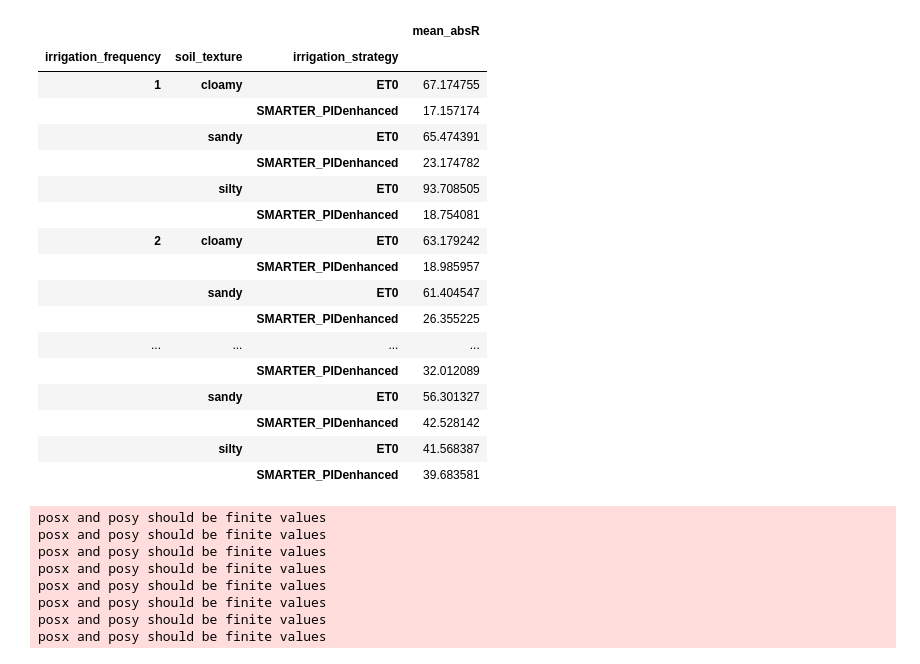
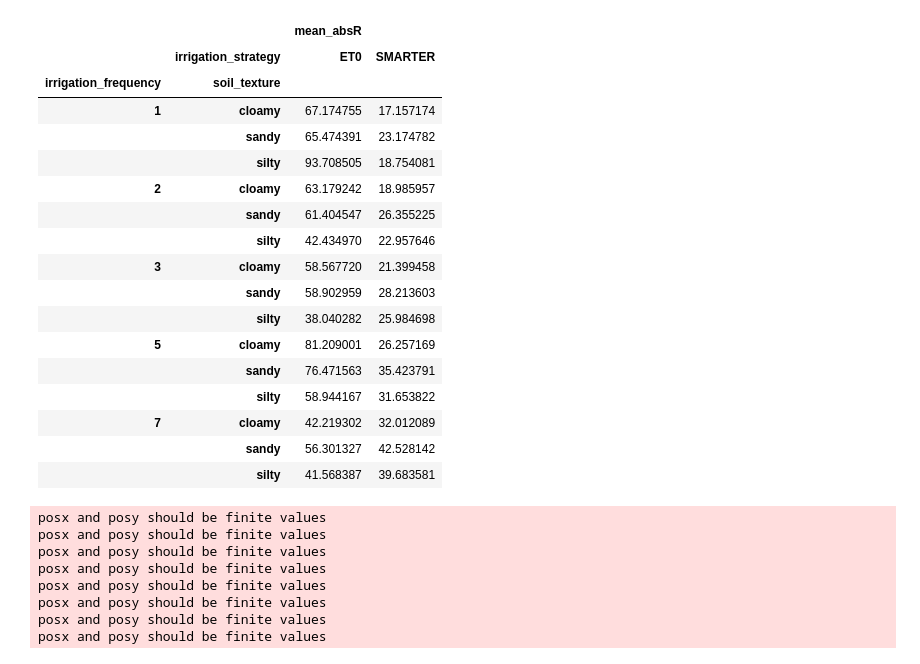
Before and after one commit to big-unibo/smarter, a Jupyter notebook: processing/SMARTER_robustness.ipynb, the cells around one changed output. Saved outputs shown, nothing was run; the diff lists cells and outputs as text; code cells hidden in the pictures.

```diff
--- a/processing/SMARTER_robustness.ipynb
+++ b/processing/SMARTER_robustness.ipynb
@@ -12,28 +12,28 @@ statistics_file = os.path.join("/", "home", "data", "robustness", "robustness_te
 statistics = pd.read_csv(statistics_file)
 # %%
 statistics["absR"] = statistics["r"].abs()
-statistics.groupby(["irrigation_frequency", "soil_texture", "irrigation_strategy"]).agg(
-    mean_absR=("absR", "sum")
-)
+statistics.groupby(
+    ["irrigation_frequency", "soil_texture", "irrigation_strategy"]
+).agg(mean_absR=("absR", "sum")).unstack()
 # %% [output]
-|  |  |  | mean_absR |
-| irrigation_frequency | soil_texture | irrigation_strategy |  |
-| 1 | cloamy | ET0 | 67.174755 |
-|  |  | SMARTER_PIDenhanced | 17.157174 |
-|  | sandy | ET0 | 65.474391 |
-|  |  | SMARTER_PIDenhanced | 23.174782 |
-|  | silty | ET0 | 93.708505 |
-|  |  | SMARTER_PIDenhanced | 18.754081 |
-| 2 | cloamy | ET0 | 63.179242 |
-|  |  | SMARTER_PIDenhanced | 18.985957 |
-|  | sandy | ET0 | 61.404547 |
-|  |  | SMARTER_PIDenhanced | 26.355225 |
-| ... | ... | ... | ... |
-|  |  | SMARTER_PIDenhanced | 32.012089 |
-|  | sandy | ET0 | 56.301327 |
-|  |  | SMARTER_PIDenhanced | 42.528142 |
-|  | silty | ET0 | 41.568387 |
-|  |  | SMARTER_PIDenhanced | 39.683581 |
+|  |  | mean_absR |  |
+|  | irrigation_strategy | ET0 | SMARTER |
+| irrigation_frequency | soil_texture |  |  |
+| 1 | cloamy | 67.174755 | 17.157174 |
+|  | sandy | 65.474391 | 23.174782 |
+|  | silty | 93.708505 | 18.754081 |
+| 2 | cloamy | 63.179242 | 18.985957 |
+|  | sandy | 61.404547 | 26.355225 |
+|  | silty | 42.434970 | 22.957646 |
+| 3 | cloamy | 58.567720 | 21.399458 |
+|  | sandy | 58.902959 | 28.213603 |
+|  | silty | 38.040282 | 25.984698 |
+| 5 | cloamy | 81.209001 | 26.257169 |
+|  | sandy | 76.471563 | 35.423791 |
+|  | silty | 58.944167 | 31.653822 |
+| 7 | cloamy | 42.219302 | 32.012089 |
+|  | sandy | 56.301327 | 42.528142 |
+|  | silty | 41.568387 | 39.683581 |
 # %%
 statistics["datetime"] = pd.to_datetime(statistics["timestamp"], unit="s")
 scenarios = sorted(statistics["scenario"].unique())
```
Also changed, not shown: 5 other files.
